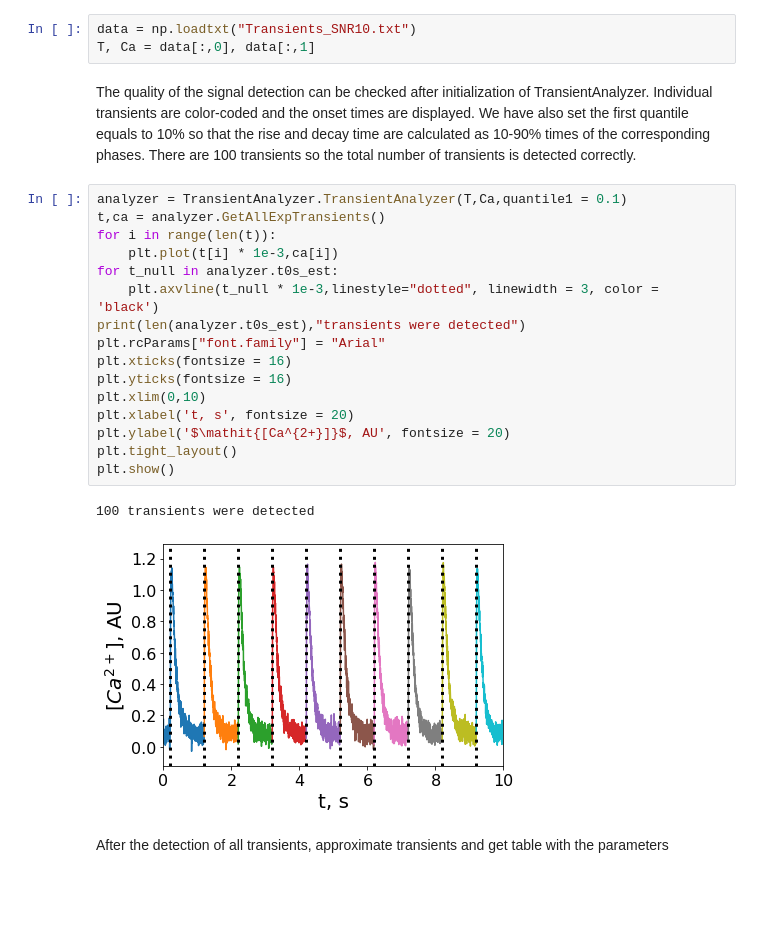
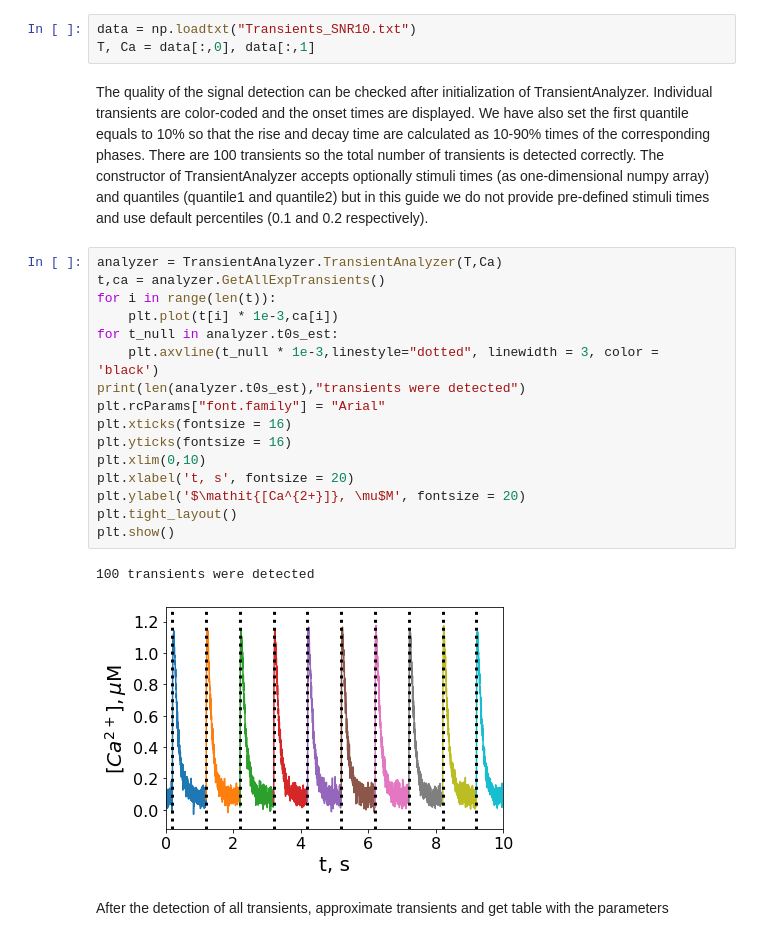
Before and after one commit to IuliiaBaglaeva/TransientAnalyzer, a Jupyter notebook: docs/Example/TransientAnalyzerGuide.ipynb, the cells around one changed output. Cells and saved outputs as stored; diff of their text form; blank space fills up the shorter version.

```diff
--- a/docs/Example/TransientAnalyzerGuide.ipynb
+++ b/docs/Example/TransientAnalyzerGuide.ipynb
@@ -13,26 +13,26 @@ The simulated calcium transients by [Tomek et al. 2019](https://elifesciences.or
 data = np.loadtxt("Transients_SNR10.txt")
 T, Ca = data[:,0], data[:,1]
 # %% [markdown]
-The quality of the signal detection can be checked after initialization of TransientAnalyzer. Individual transients are color-coded and the onset times are displayed. We have also set the first quantile equals to 10% so that the rise and decay time are calculated as 10-90% times of the corresponding phases. There are 100 transients so the total number of transients is detected correctly.
+The quality of the signal detection can be checked after initialization of TransientAnalyzer. Individual transients are color-coded and the onset times are displayed. We have also set the first quantile equals to 10% so that the rise and decay time are calculated as 10-90% times of the corresponding phases. There are 100 transients so the total number of transients is detected correctly. The constructor of TransientAnalyzer accepts optionally stimuli times (as one-dimensional numpy array) and quantiles (quantile1 and quantile2) but in this guide we do not provide pre-defined stimuli times and use default percentiles (0.1 and 0.2 respectively).
 # %%
-analyzer = TransientAnalyzer.TransientAnalyzer(T,Ca,quantile1 = 0.1)
+analyzer = TransientAnalyzer.TransientAnalyzer(T,Ca)
 t,ca = analyzer.GetAllExpTransients()
 for i in range(len(t)):
     plt.plot(t[i] * 1e-3,ca[i])
 for t_null in analyzer.t0s_est:
     plt.axvline(t_null * 1e-3,linestyle="dotted", linewidth = 3, color = 'black')
 print(len(analyzer.t0s_est),"transients were detected")
 plt.rcParams["font.family"] = "Arial"
 plt.xticks(fontsize = 16)
 plt.yticks(fontsize = 16)
 plt.xlim(0,10)
 plt.xlabel('t, s', fontsize = 20)
-plt.ylabel('$\mathit{[Ca^{2+}]}$, AU', fontsize = 20)
+plt.ylabel('$\mathit{[Ca^{2+}]}, \mu$M', fontsize = 20)
 plt.tight_layout()
 plt.show()
 # %% [output]
 100 transients were detected
-[figure, old version]
+[figure, new version]
 # %% [markdown]
 After the detection of all transients, approximate transients and get table with the parameters
 # %%
```
Also changed, not shown: parts of 3 cells of this notebook, 1 other file.
